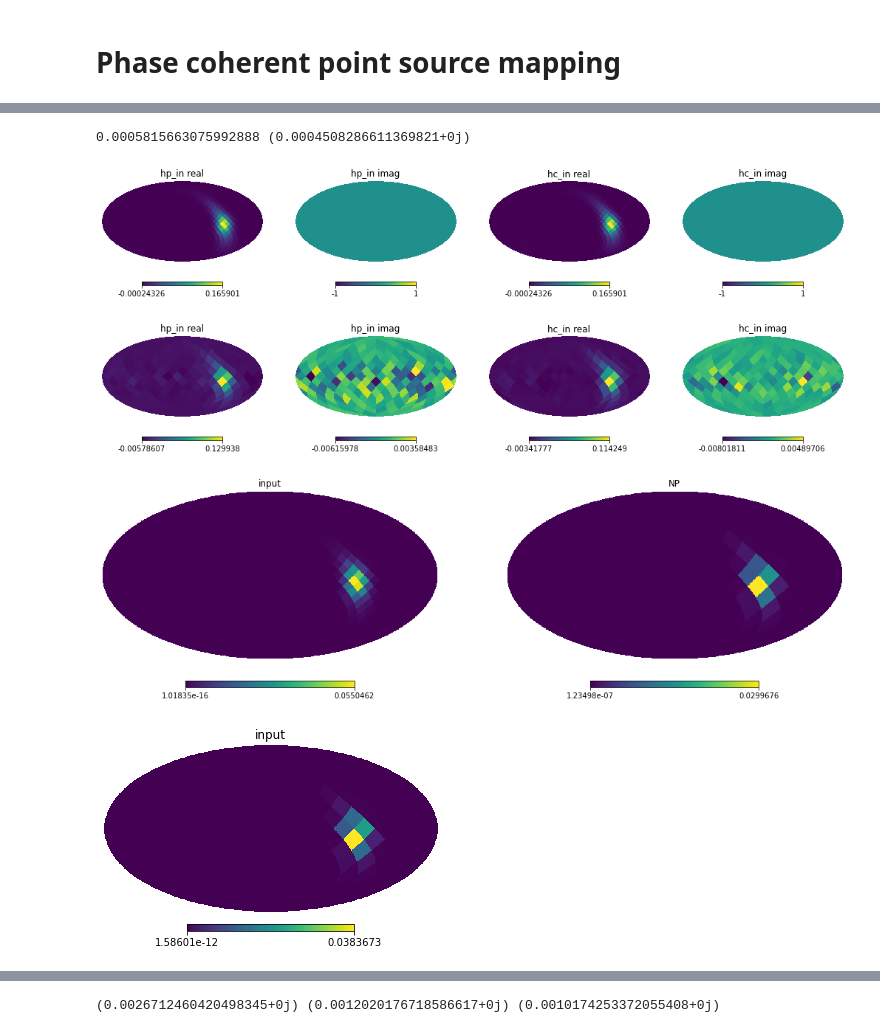
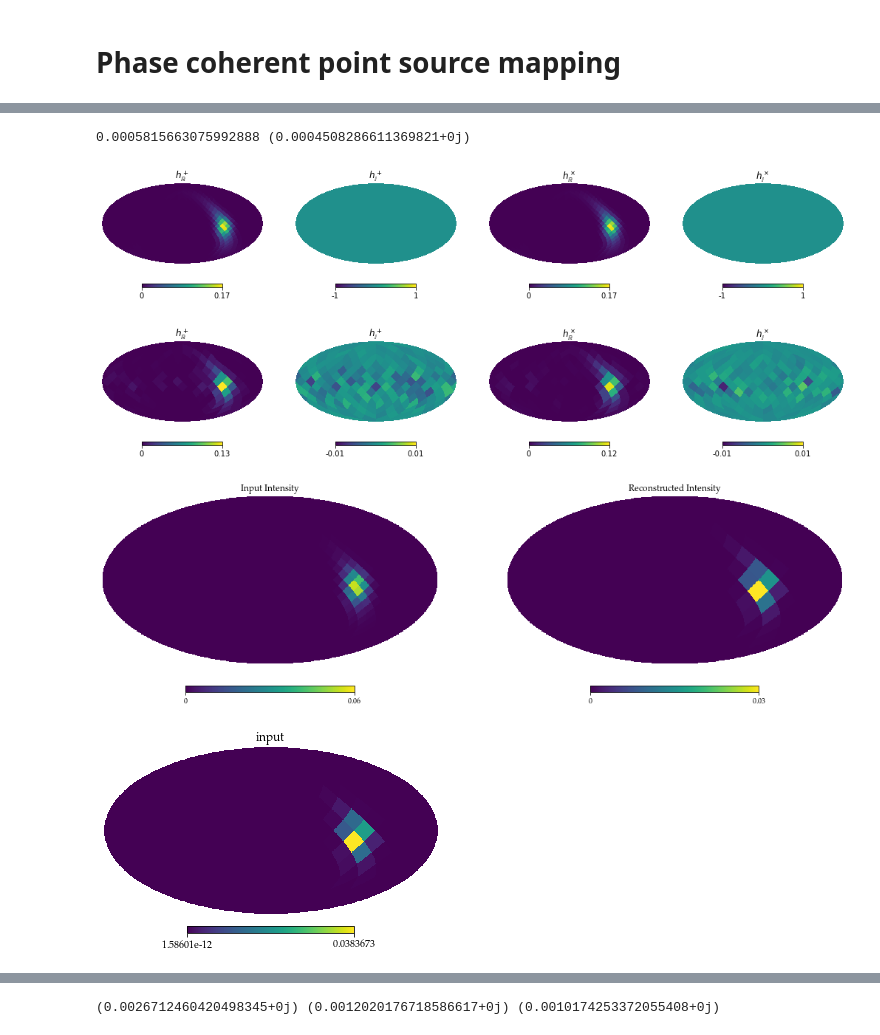
Before and after one commit to a-renzini/phase_coherent_maps, a Jupyter notebook: unpack_point_source.ipynb, the cells around one changed output, grey strips where cells are left out. Drawn from its saved outputs; the diff is of its cells as text; code cells hidden in the pictures.

```diff
--- a/unpack_point_source.ipynb
+++ b/unpack_point_source.ipynb
@@ -84,54 +83,71 @@ drwxr-xr-x  7 pai  staff       224 11 Nov 11:00 __pycache__
 # %%
-fileGBi1 = np.load('hp_hc_in_ns16_GB_np_smooth.npz')
-fileGBo1 = np.load('map_GB_np_smoothHL_ns_4.npz')
+fileGBi1 = np.load('GB_point_source/hp_hc_in_ns16_GB_np_smooth.npz')
+fileGBo1 = np.load('GB_point_source/map_GB_np_smoothHL_ns_4.npz')
 
 hp_i1 = hp.ud_grade(fileGBi1['hp_in'], nside_out = 8)
 hc_i1 = hp.ud_grade(fileGBi1['hc_in'], nside_out = 8)
 
 hp_o1 = fileGBo1['h_plus']
 hc_o1 = fileGBo1['h_cross']
+import matplotlib.pyplot as plt
+
+#from matplotlib import rc
+#rc('font',**{'family':'sans-serif','sans-serif':['Helvetica']})
+## for Palatino and other serif fonts use:
+#rc('font',**{'family':'serif','serif':['Palatino']})
+#rc('text', usetex=True)
+
+fig, (ax1, ax2, ax3, ax4) = plt.subplots(figsize = (18,10), ncols=4)
+#plt.title('Coherent point source input')
+plt.axes(ax1)
+hp.mollview(hp_i1.real, hold = True, min = 0., max = 0.17, title =r"$h^+_{\mathbb{R}}$")
+plt.axes(ax2)
+hp.mollview(hp_i1.imag, hold = True, title =r"$h^+_{\mathbb{I}}$")
+plt.axes(ax3)
+hp.mollview(hc_i1.real, hold = True, min = 0., max = 0.17, title =r"$h^\times_{\mathbb{R}}$")
+plt.axes(ax4)
+hp.mollview(hc_i1.imag, hold = True, title =r"$h^\times_{\mathbb{I}}$")
+
+plt.savefig('GB_point_source_coherent_in.pdf', bbox_inches='tight')
 
 fig, (ax1, ax2, ax3, ax4) = plt.subplots(figsize = (18,10), ncols=4)
 
 plt.axes(ax1)
-hp.mollview(hp_i1.real, hold = True, title ="hp_in real")
+hp.mollview(hp_o1.real, hold = True, min = 0., max = 0.13, title =r"$h^+_{\mathbb{R}}$")
 plt.axes(ax2)
-hp.mollview(hp_i1.imag, hold = True, title ="hp_in imag")
+hp.mollview(hp_o1.imag, hold = True, min = -0.01, max = 0.01, title =r"$h^+_{\mathbb{I}}$")
 plt.axes(ax3)
-hp.mollview(hc_i1.real, hold = True, title ="hc_in real")
+hp.mollview(hc_o1.real, hold = True, min = 0., max = 0.12, title =r"$h^\times_{\mathbb{R}}$")
 plt.axes(ax4)
-hp.mollview(hc_i1.imag, hold = True, title ="hc_in imag")
+hp.mollview(hc_o1.imag, hold = True, min = -0.01, max = 0.01, title =r"$h^\times_{\mathbb{I}}$")
 
-
-fig, (ax1, ax2, ax3, ax4) = plt.subplots(figsize = (18,10), ncols=4)
-
-plt.axes(ax1)
-hp.mollview(hp_o1.real, hold = True, title ="hp_in real")
-plt.axes(ax2)
-hp.mollview(hp_o1.imag, hold = True, title ="hp_in imag")
-plt.axes(ax3)
-hp.mollview(hc_o1.real, hold = True, title ="hc_in real")
-plt.axes(ax4)
-hp.mollview(hc_o1.imag, hold = True, title ="hc_in imag")
-
+plt.savefig('GB_point_source_coherent_out.pdf', bbox_inches='tight')
 
 ##
+
+from matplotlib import rc
+#rc('font',**{'family':'sans-serif','sans-serif':['Helvetica']})
+## for Palatino and other serif fonts use:
+rc('font',**{'family':'serif','serif':['Palatino']})
+rc('text', usetex=True)
 
 fig, (ax1, ax2) = plt.subplots(figsize = (18,10), ncols=2)
 
 plt.axes(ax1)
-hp.mollview(hp_i1*np.conj(hp_i1) +hc_i1*np.conj(hc_i1), hold = True, title = 'input')
+hp.mollview(hp_i1*np.conj(hp_i1) +hc_i1*np.conj(hc_i1), hold = True, min = 0, max = 0.06, title = 'Input Intensity')
 plt.axes(ax2)
-hp.mollview(hp_o1*np.conj(hp_o1) +hc_o1*np.conj(hc_o1), hold = True, title = 'NP')
+hp.mollview(hp_o1*np.conj(hp_o1) +hc_o1*np.conj(hc_o1), hold = True, min = 0, max = 0.03, title = 'Reconstructed Intensity')
+
+plt.savefig('GB_point_source_coherent_I.pdf', bbox_inches='tight')
 
 print(np.mean(hp_i1*np.conj(hp_i1) +hc_i1*np.conj(hc_i1)), np.mean(hp_o1*np.conj(hp_o1) +hc_o1*np.conj(hc_o1)))
 # %% [output]
 0.0005815663075992888 (0.0004508286611369821+0j)
-[figure, old version]
+[figure, new version]
-[figure, old version]
+[figure, new version]
-[figure, old version]
+[figure, new version]
 # %%
 hp.mollview(hp.ud_grade(hp_i1*np.conj(hp_i1) +hc_i1*np.conj(hc_i1), nside_out = 4), hold = True, title = 'input')
 # %% [output]
-[figure, old version]
+[figure, new version]
 # %%
```
Also changed, not shown: parts of 5 cells of this notebook, 2 other files.
